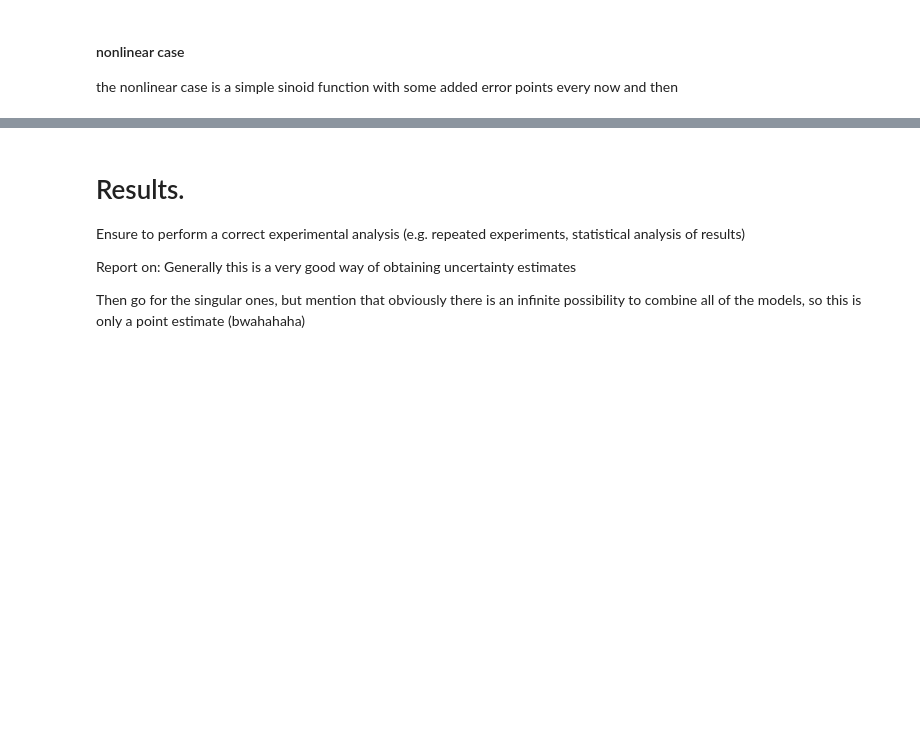
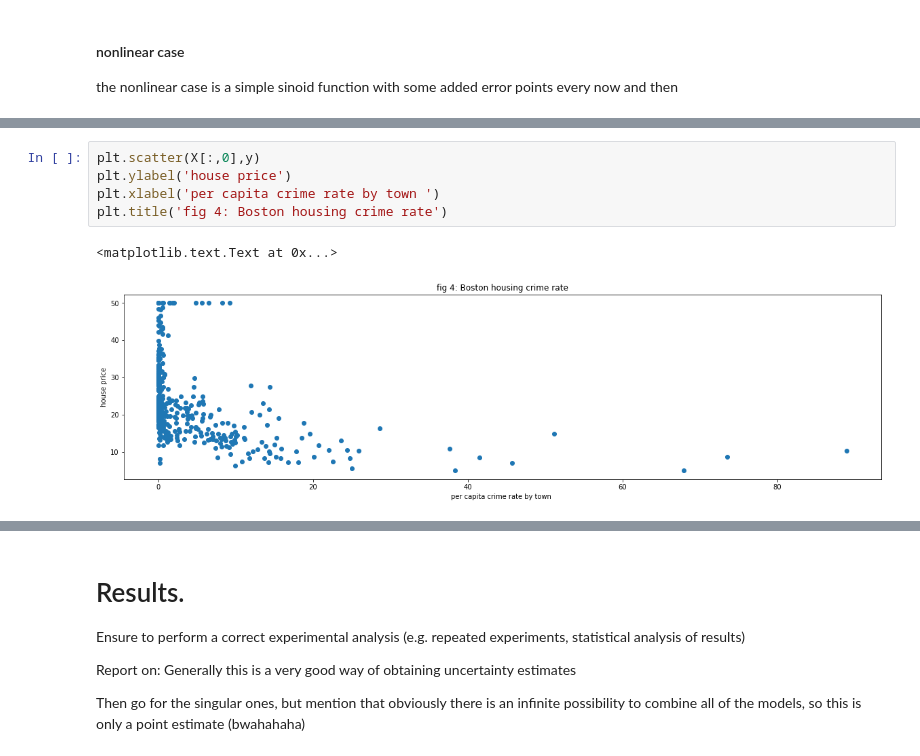
Before and after one commit to wooohoooo/natcompproj, a Jupyter notebook: Report.ipynb, the cells around one changed output, grey strips where cells are left out. Cells and saved outputs as stored; diff of their text form; blank space fills up the shorter version.

```diff
--- a/Report.ipynb
+++ b/Report.ipynb
@@ -266,0 +201,8 @@ plt.xlabel('number of rooms')
+# %%
+plt.scatter(X[:,0],y)
+plt.ylabel('house price')
+plt.xlabel('per capita crime rate by town ')
+plt.title('fig 4: Boston housing crime rate')
+# %% [output]
+<matplotlib.text.Text at 0x...>
+[figure, added]
```
Also changed, not shown: parts of 11 cells of this notebook, 1 other file.
